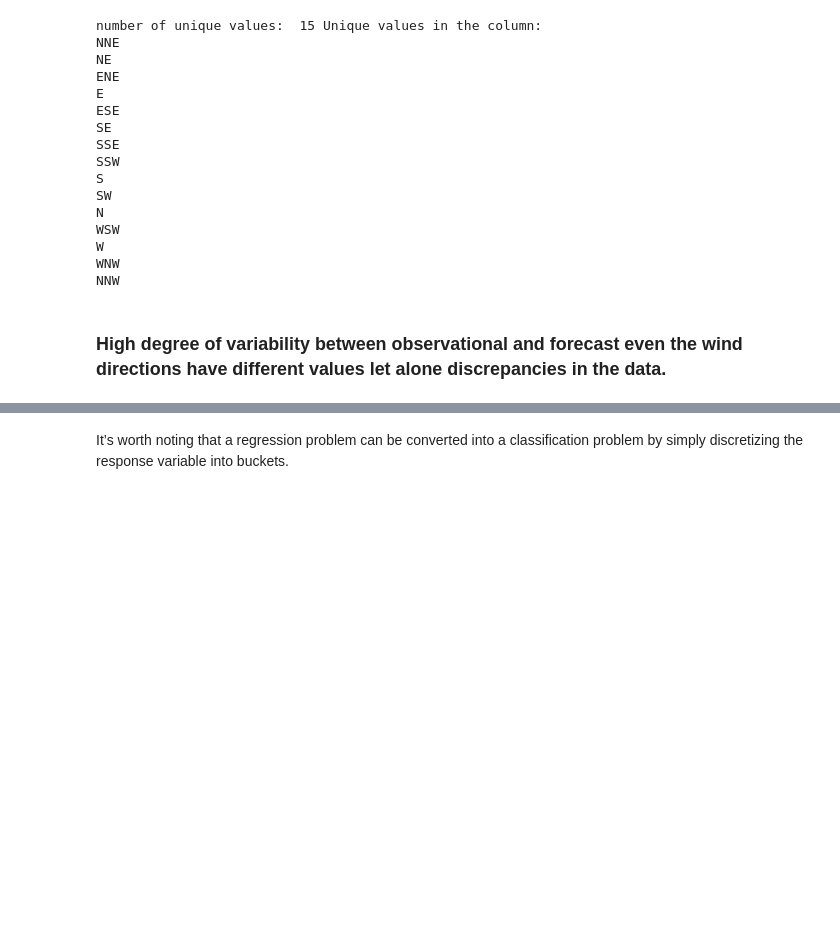
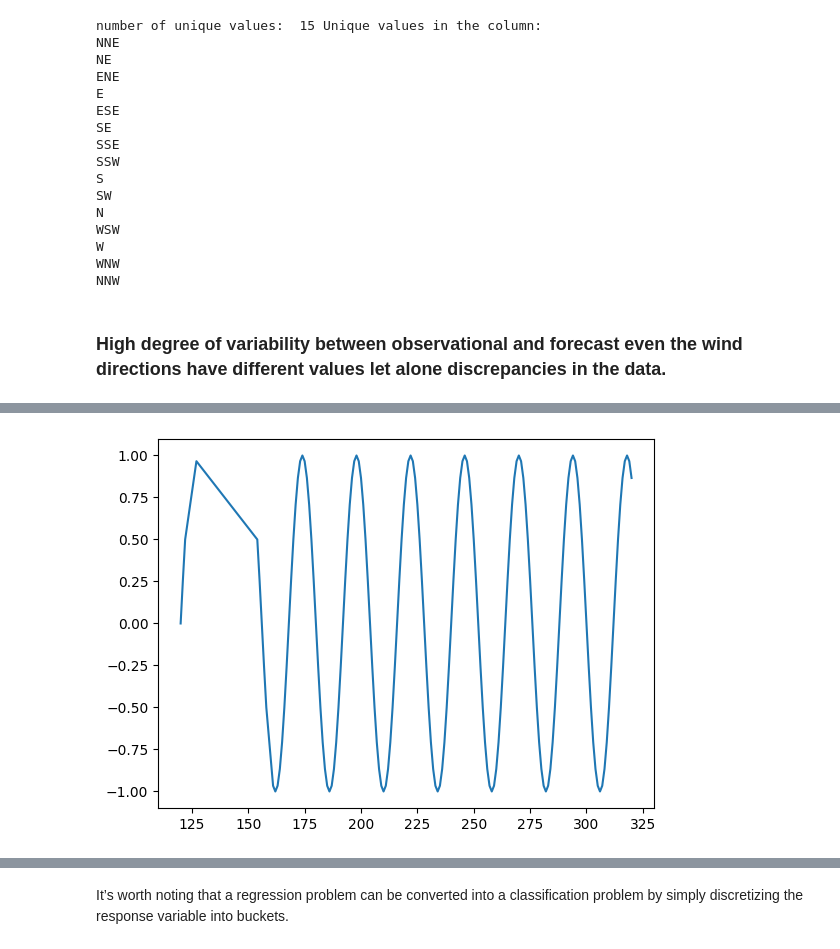
Before and after one commit to Rezvision/AOB_Energy_Consumption_Analysis_Prediction, a Jupyter notebook: aob-analysis.ipynb, the cells around one changed output, grey strips where cells are left out. Saved outputs shown, nothing was run; the diff lists cells and outputs as text; code cells hidden in the pictures; blank space fills up the shorter version.

```diff
--- a/aob-analysis.ipynb
+++ b/aob-analysis.ipynb
@@ -458,0 +192,10 @@ lassomodel_future_df.head(48)
+# %%
+#Adding hour as cyclic features
+
+df['hour_sin'] = np.sin(2 * np.pi * df['hour']/24.0)
+df['hour_cos'] = np.cos(2 * np.pi * df['hour']/24.0)
+# %%
+sample = df[0:168]
+ax = sample['hour_sin'].plot()
+# %% [output]
+[figure, added]
```
Also changed, not shown: parts of 59 cells of this notebook.
